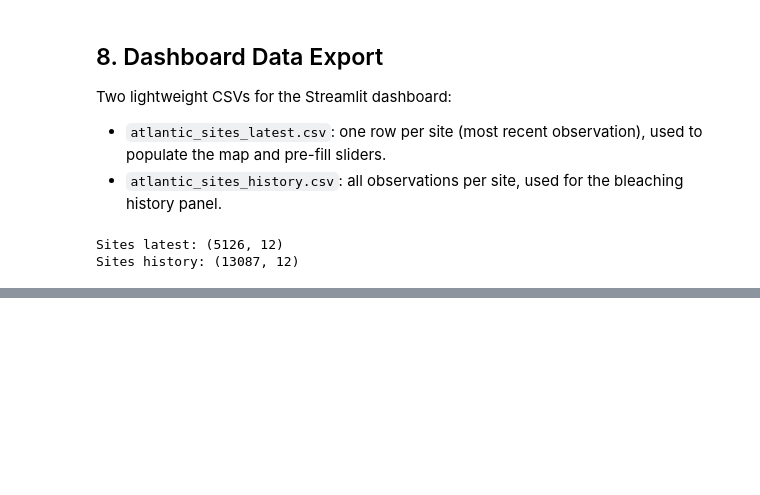
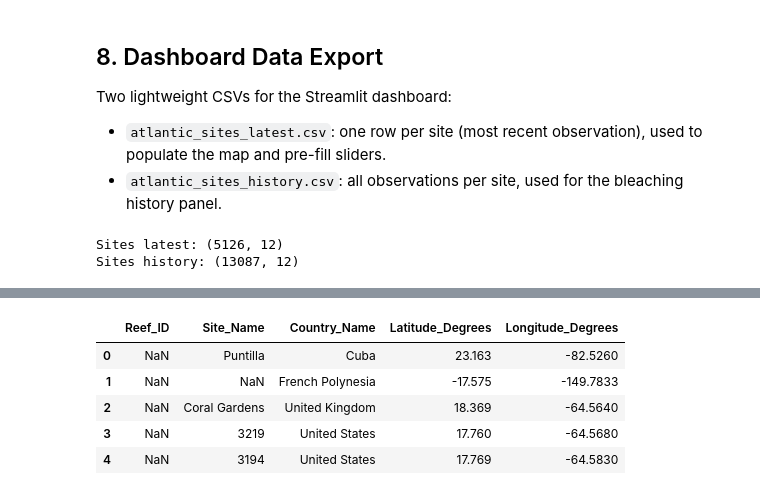
Before and after one commit to giulia-balducci/coral-bleaching-risk-analysis, a Jupyter notebook: notebooks/05_atlantic_model.ipynb, the cells around one changed output, grey strips where cells are left out. Saved outputs shown, nothing was run; the diff lists cells and outputs as text; code cells hidden in the pictures; blank space fills up the shorter version.

```diff
--- a/notebooks/05_atlantic_model.ipynb
+++ b/notebooks/05_atlantic_model.ipynb
@@ -670,0 +702,11 @@ Sites history: (13087, 12)
+# %%
+# Preparing the bleaching_clean.csv for merging
+df_clean_names = df_clean[['Reef_ID', 'Site_Name', 'Country_Name', 'Latitude_Degrees', 'Longitude_Degrees']]
+df_clean_names.head()
+# %% [output]
+|  | Reef_ID | Site_Name | Country_Name | Latitude_Degrees | Longitude_Degrees |
+| 0 | NaN | Puntilla | Cuba | 23.163 | -82.5260 |
+| 1 | NaN | NaN | French Polynesia | -17.575 | -149.7833 |
+| 2 | NaN | Coral Gardens | United Kingdom | 18.369 | -64.5640 |
+| 3 | NaN | 3219 | United States | 17.760 | -64.5680 |
+| 4 | NaN | 3194 | United States | 17.769 | -64.5830 |
```
Also changed, not shown: parts of 7 cells of this notebook, 3 other files.
